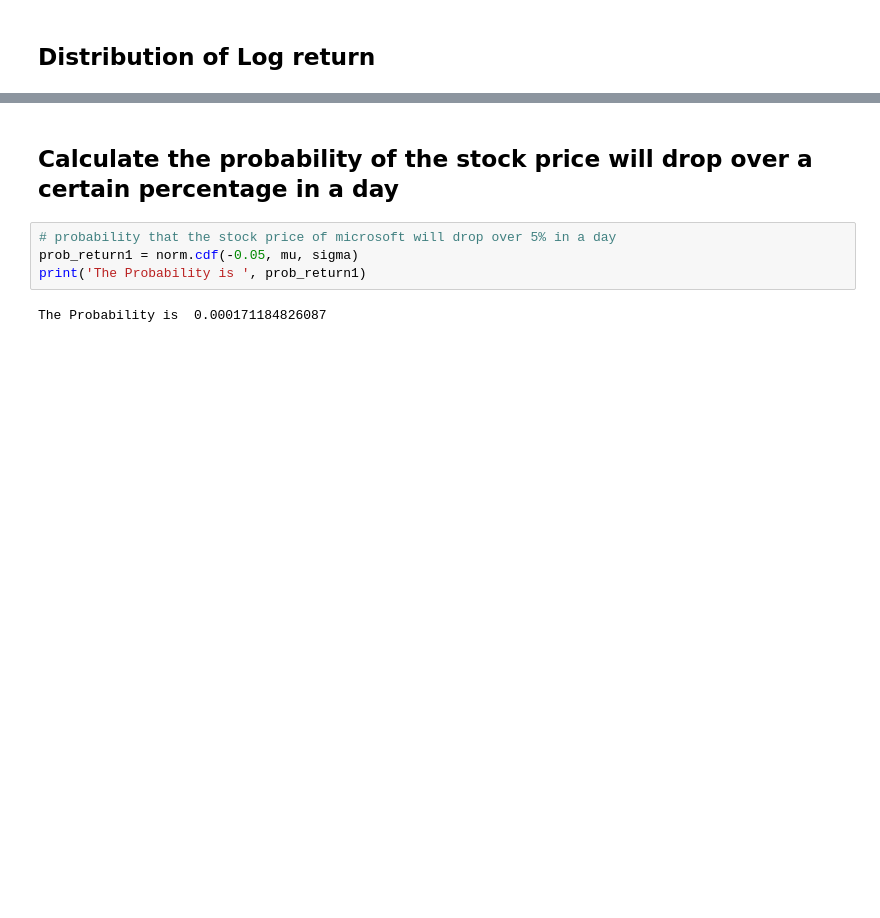
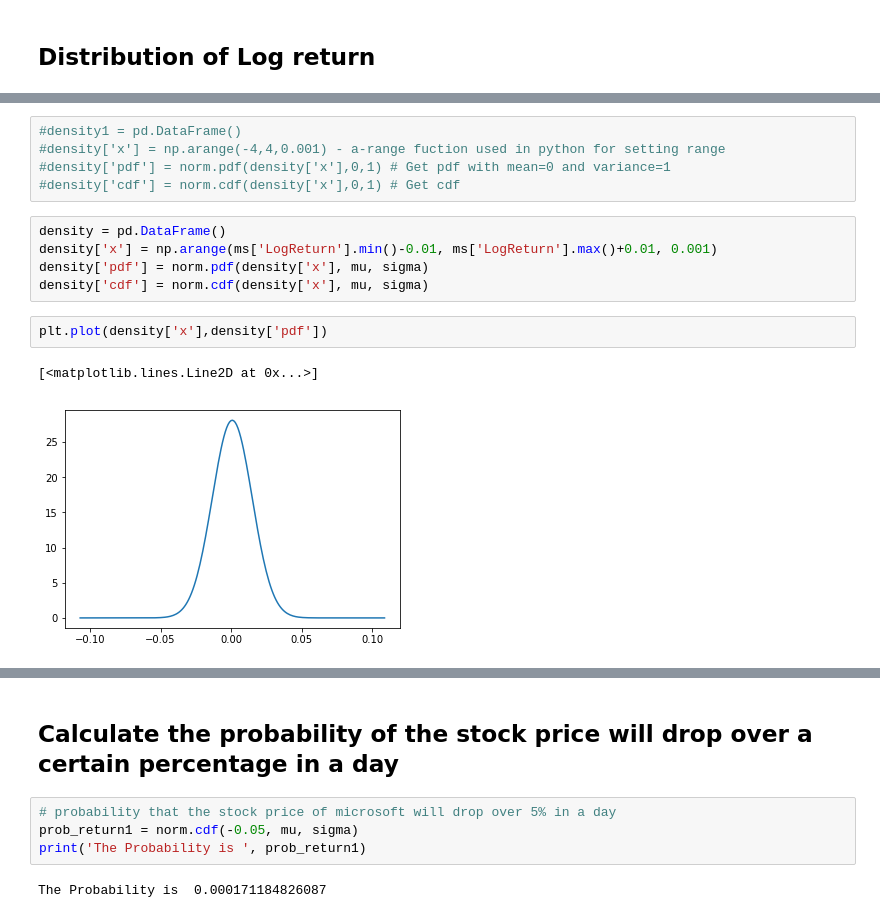
Before and after one commit to Arun97-creator/Python-for-Finance, a Jupyter notebook: Models+of+Stock+Return.ipynb, the cells around one changed output, grey strips where cells are left out. Drawn from its saved outputs; the diff is of its cells as text; blank space fills up the shorter version.

```diff
--- a/Models+of+Stock+Return.ipynb
+++ b/Models+of+Stock+Return.ipynb
@@ -23,0 +34,15 @@ ms['LogReturn'] = np.log(ms['Close']).shift(-1) - np.log(ms['Close'])
+# %%
+#density1 = pd.DataFrame()
+#density['x'] = np.arange(-4,4,0.001) - a-range fuction used in python for setting range
+#density['pdf'] = norm.pdf(density['x'],0,1) # Get pdf with mean=0 and variance=1
+#density['cdf'] = norm.cdf(density['x'],0,1) # Get cdf
+# %%
+density = pd.DataFrame()
+density['x'] = np.arange(ms['LogReturn'].min()-0.01, ms['LogReturn'].max()+0.01, 0.001)
+density['pdf'] = norm.pdf(density['x'], mu, sigma)
+density['cdf'] = norm.cdf(density['x'], mu, sigma)
+# %%
+plt.plot(density['x'],density['pdf'])
+# %% [output]
+[<matplotlib.lines.Line2D at 0x...>]
+[figure, added]
```
Also changed, not shown: parts of 6 cells of this notebook.
